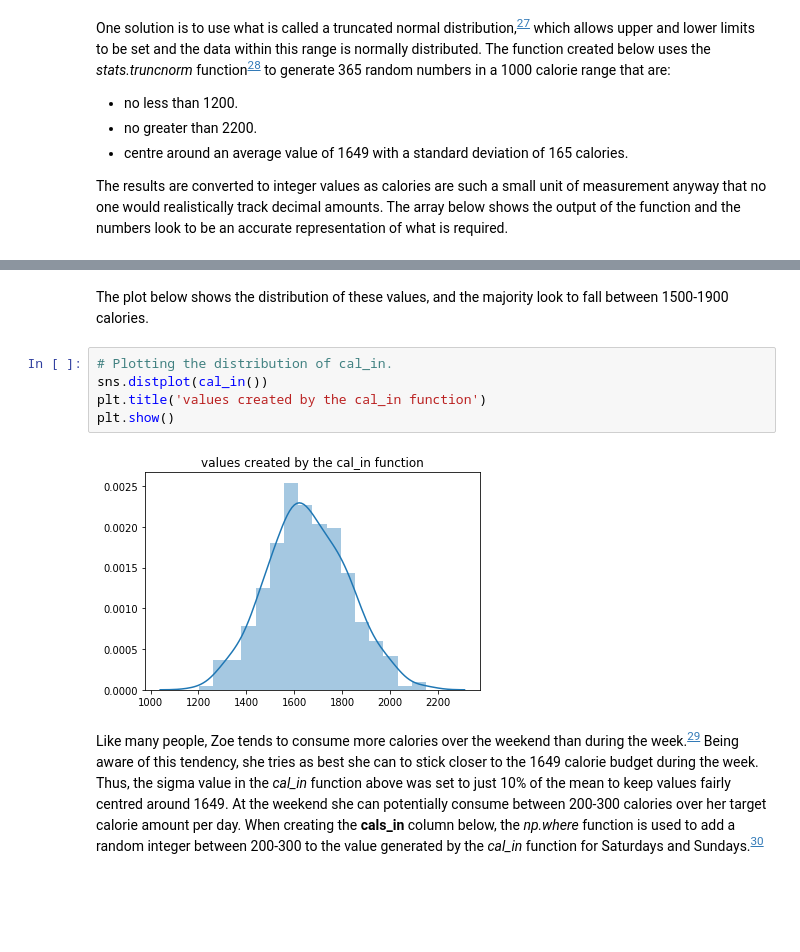
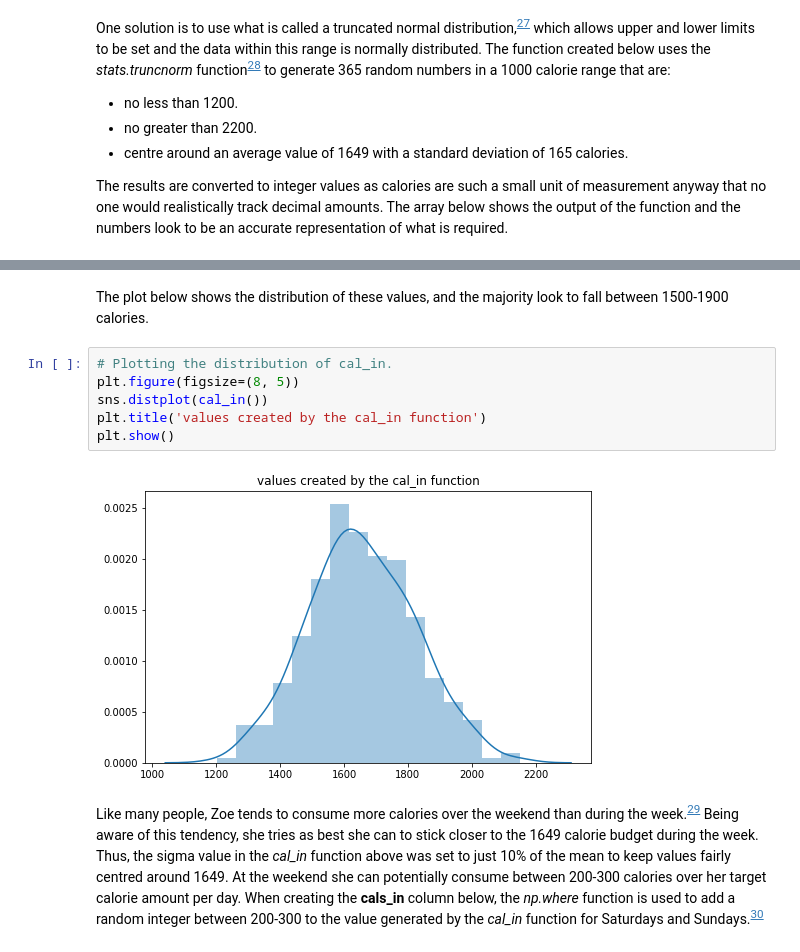
Before and after one commit to jennifer-ryan/data-set-simulation, a Jupyter notebook: Dataset Simulation.ipynb, the cells around one changed output, grey strips where cells are left out. Cells and saved outputs as stored; diff of their text form; blank space fills up the shorter version.

```diff
--- a/Dataset Simulation.ipynb
+++ b/Dataset Simulation.ipynb
@@ -287,14 +291,15 @@ array([1577, 1707, 1460, 1822, 1562, 1835, 1848, 1662, 1755, 1642, 1548,
        1374, 1762, 1601, 1683, 1368, 1931, 1632, 1751, 1747, 1591, 1681,
        1431, 1784])
 # %% [markdown]
-The plot below shows the distribution of these values, and the majority look to fall between 1500-1900 calories.
+<a id='calindist'></a>The plot below shows the distribution of these values, and the majority look to fall between 1500-1900 calories.
 # %%
 # Plotting the distribution of cal_in.
+plt.figure(figsize=(8, 5))
 sns.distplot(cal_in())
 plt.title('values created by the cal_in function')
 plt.show()
 # %% [output]
-[figure, old version]
+[figure, new version]
 # %% [markdown]
 Like many people,  Zoe tends to consume more calories over the weekend than during the week.<a id='29a'></a><sup>[29](#29)</sup> Being aware of this tendency, she tries as best she can to stick closer to the 1649 calorie budget during the week. Thus, the sigma value in the *cal_in* function above was set to just 10% of the mean to keep values fairly centred around 1649. At the weekend she can potentially consume between 200-300 calories over her target calorie amount per day. When creating the **cals_in** column below, the *np.where* function is used to add a random integer between 200-300 to the value generated by the *cal_in* function for Saturdays and Sundays.<a id='30a'></a><sup>[30](#30)</sup>
 # %%
```
Also changed, not shown: parts of 12 cells of this notebook, 1 other file.
